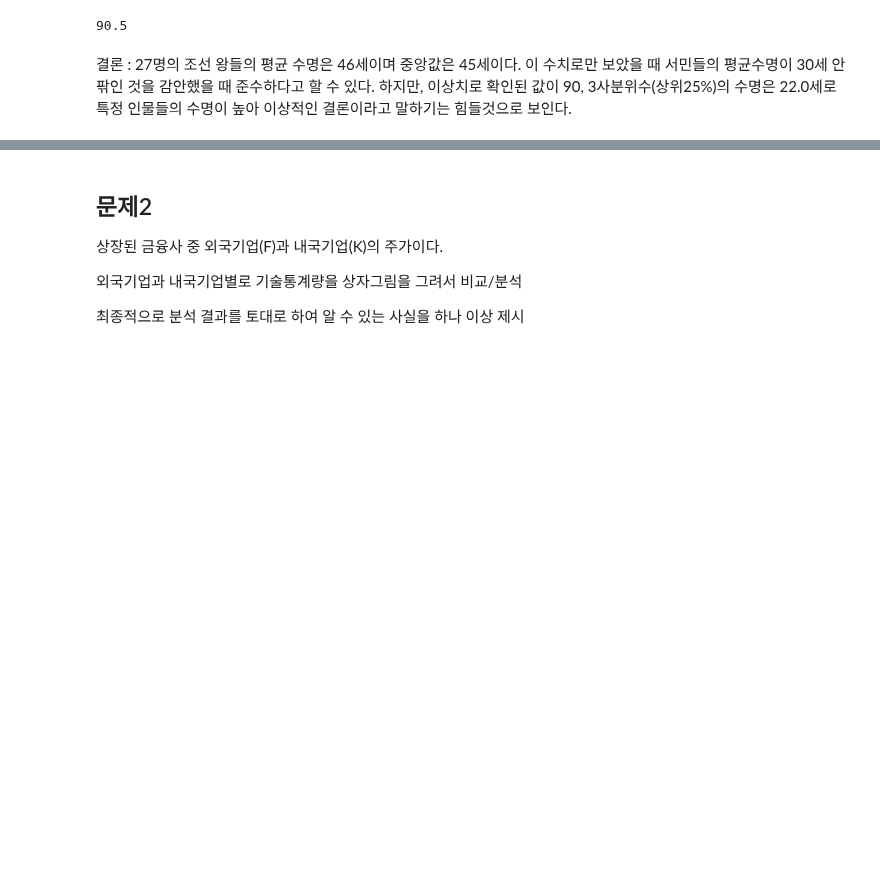
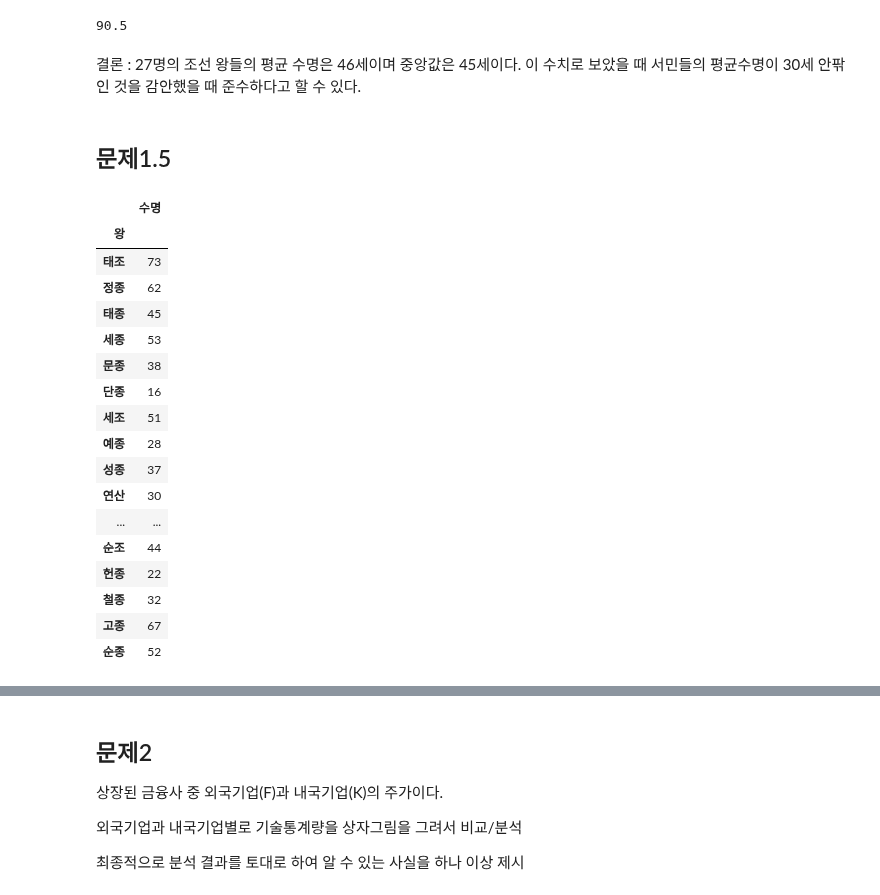
Before and after one commit to jaekim3220/jupyter, a Jupyter notebook: D. 탐색적 데이터 분석/02. 기술통계/연습문제(1).ipynb, the cells around one changed output, grey strips where cells are left out. Cells and saved outputs as stored; diff of their text form; code cells hidden in the pictures; blank space fills up the shorter version.

```diff
--- a/D. 탐색적 데이터 분석/02. 기술통계/연습문제(1).ipynb
+++ b/D. 탐색적 데이터 분석/02. 기술통계/연습문제(1).ipynb
@@ -124,4 +124,28 @@ print(상한)
 # %% [output]
 90.5
 # %% [markdown]
-결론 : 27명의 조선 왕들의 평균 수명은 46세이며 중앙값은 45세이다. 이 수치로만 보았을 때 서민들의 평균수명이 30세 안팎인 것을 감안했을 때 준수하다고 할 수 있다. 하지만, 이상치로 확인된 값이 90, 3사분위수(상위25%)의 수명은 22.0세로 특정 인물들의 수명이 높아 이상적인 결론이라고 말하기는 힘들것으로 보인다.
+결론 : 27명의 조선 왕들의 평균 수명은 46세이며 중앙값은 45세이다. 이 수치로 보았을 때 서민들의 평균수명이 30세 안팎인 것을 감안했을 때 준수하다고 할 수 있다.
+# %% [markdown]
+## 문제1.5
+# %%
+df1 = read_excel("https://data.hossam.kr/D02/kings_life.xlsx", index_col="왕")
+df1
+# %% [output]
+|  | 수명 |
+| 왕 |  |
+| 태조 | 73 |
+| 정종 | 62 |
+| 태종 | 45 |
+| 세종 | 53 |
+| 문종 | 38 |
+| 단종 | 16 |
+| 세조 | 51 |
+| 예종 | 28 |
+| 성종 | 37 |
+| 연산 | 30 |
+| ... | ... |
+| 순조 | 44 |
+| 헌종 | 22 |
+| 철종 | 32 |
+| 고종 | 67 |
+| 순종 | 52 |
```
Also changed, not shown: parts of 3 cells of this notebook, 5 other files.
